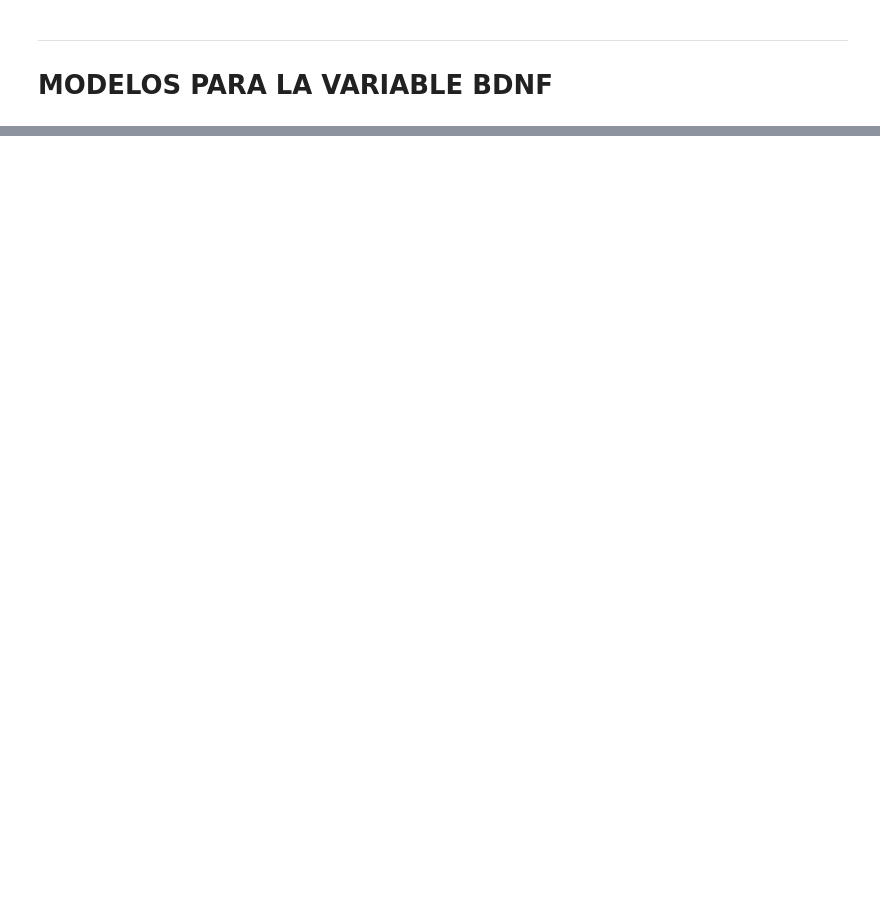
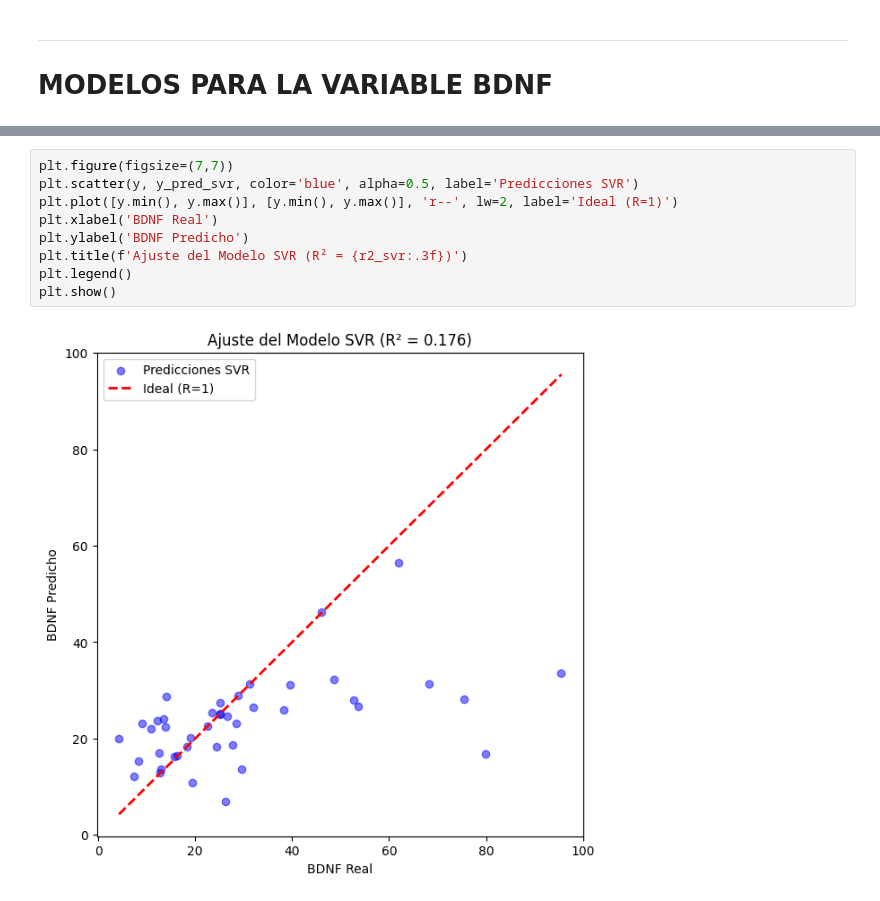
Before and after one commit to MardonioR/Proyecto-Polifenoles, a Jupyter notebook: Entregables/Avance 4 Equipo25.ipynb, the cells around one changed output, grey strips where cells are left out. Drawn from its saved outputs; the diff is of its cells as text; blank space fills up the shorter version.

```diff
--- a/Entregables/Avance 4 Equipo25.ipynb
+++ b/Entregables/Avance 4 Equipo25.ipynb
@@ -209,0 +406,11 @@ results_df_xg
+# %%
+plt.figure(figsize=(7,7))
+plt.scatter(y, y_pred_svr, color='blue', alpha=0.5, label='Predicciones SVR')
+plt.plot([y.min(), y.max()], [y.min(), y.max()], 'r--', lw=2, label='Ideal (R=1)')
+plt.xlabel('BDNF Real')
+plt.ylabel('BDNF Predicho')
+plt.title(f'Ajuste del Modelo SVR (R² = {r2_svr:.3f})')
+plt.legend()
+plt.show()
+# %% [output]
+[figure, added]
```
Also changed, not shown: parts of 35 cells of this notebook, 1 other file.
